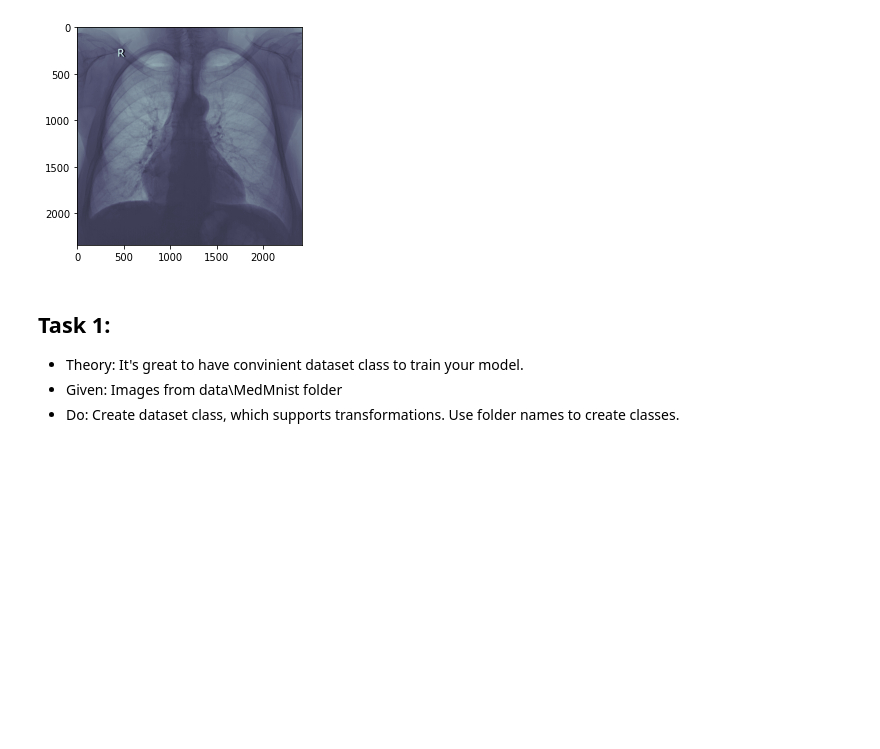
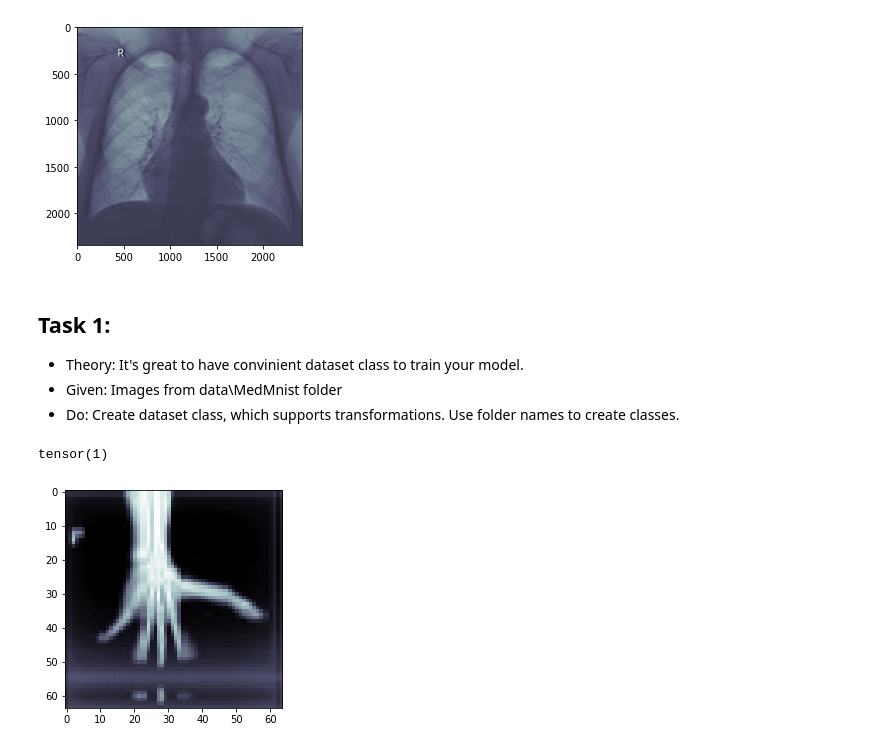
Before and after one commit to bernieee/sirius, a Jupyter notebook: AI_for_Med_image_analysis/Practicum1_ML_frameworks.ipynb, the cells around one changed output. Drawn from its saved outputs; the diff is of its cells as text; code cells hidden in the pictures; blank space fills up the shorter version.

```diff
--- a/AI_for_Med_image_analysis/Practicum1_ML_frameworks.ipynb
+++ b/AI_for_Med_image_analysis/Practicum1_ML_frameworks.ipynb
@@ -162,7 +163,7 @@ import os
 class TransformationDataset(Dataset):
 
     def __init__(self, root, transform):
-        self.transforms = transforms
+        self.transform = transforms
         self.images = self.__image_paths__(root)
         self.labels = self.__image_labels__(root)
 
@@ -191,18 +192,15 @@ class TransformationDataset(Dataset):
         return len(self.images)
 
     def __get_image__(self, image_path):
-        image_file = pydicom.read_file(image_path)
-        image_array = image_file.pixel_array.copy()
-        image_array = ((image_array-image_array.min()) / (image_array.max()-image_array.min()) * 255).astype(np.uint8)
-
-        return image_array
+        image = IMG.imread(image_path)
+        return image
 
     def __get_label__(self, image_path):
         label = list(image_path.split('/'))[1]
 
         return self.labels[label]
 
-    def __get_item__(self, index):
+    def __getitem__(self, index):
         image_path = self.images[index]
 
         image = self.__get_image__(image_path)
@@ -214,3 +212,11 @@ class TransformationDataset(Dataset):
         label = torch.tensor(label)
 
         return {'image':image, 'label':label}
+# %%
+dataset = TransformationDataset('MedMnist', transforms)
+sample = dataset[10000]
+plt.imshow(sample['image'], cmap='bone')
+print(sample['label'])
+# %% [output]
+tensor(1)
+[figure, added]
```
Also changed, not shown: parts of 3 cells of this notebook.
